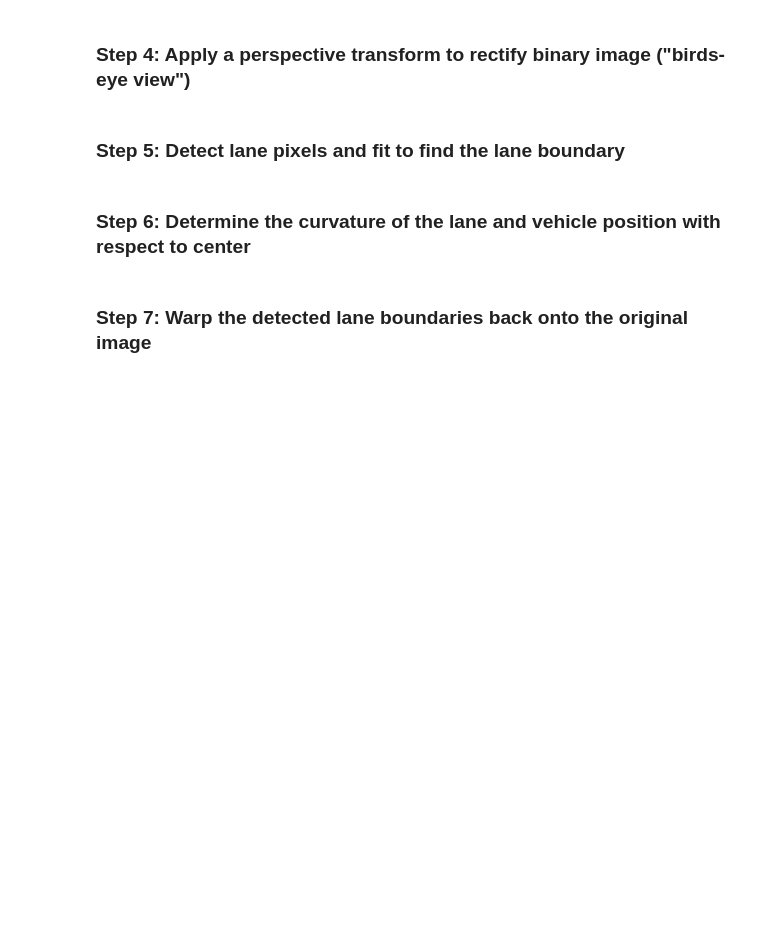
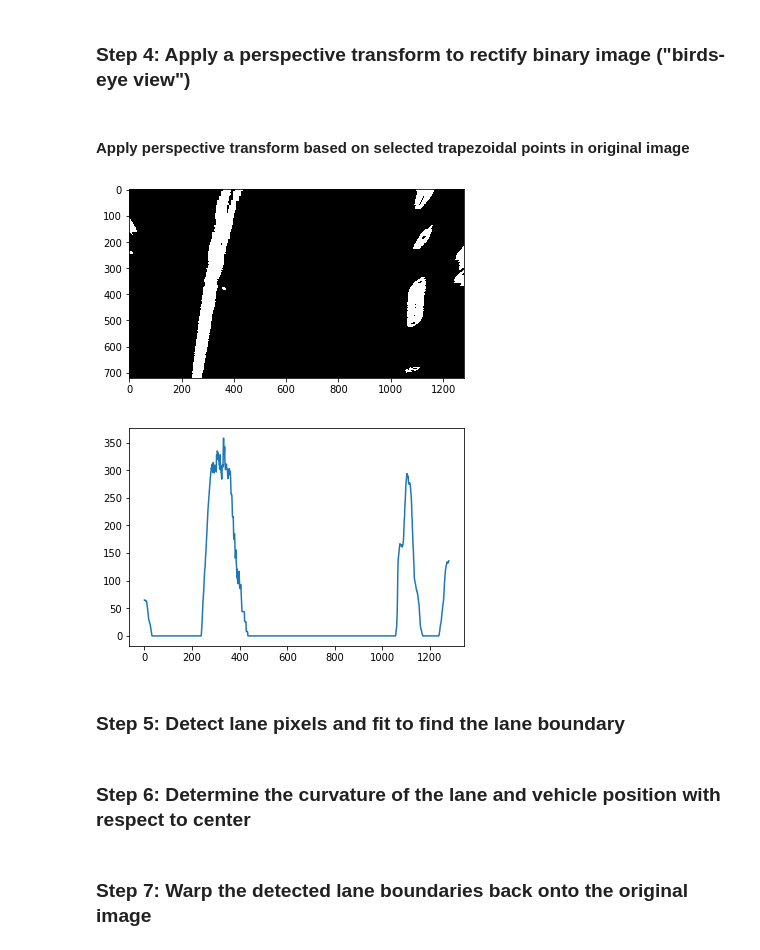
Before and after one commit to sohonisaurabh/self-learning, a Jupyter notebook: Udacity - SDCND/Term-I/projects/Advanced_Lane_Finding/advanced-lane-finding.ipynb, the cells around one changed output. Cells and saved outputs as stored; diff of their text form; code cells hidden in the pictures; blank space fills up the shorter version.

```diff
--- a/Udacity - SDCND/Term-I/projects/Advanced_Lane_Finding/advanced-lane-finding.ipynb
+++ b/Udacity - SDCND/Term-I/projects/Advanced_Lane_Finding/advanced-lane-finding.ipynb
@@ -25,6 +25,10 @@ camera_cal_coeff = {
     "mtx": 0,
     "dist": 0
 }
+#Declare and define source weights to be multiplied with imagexsize and imageysize respectively while taking a transform
+perspective_src_weights = np.float32([[0.2930, 0.8333], [0.4336, 0.6597], [0.5781, 0.6597], [0.7422, 0.8333]])
+#Declare and define destination weights to be multiplied with imagexsize and imageysize respectively while taking a transform
+perspective_dst_weights = np.float32([[0.15625, 1], [0.15625, 0.1389], [0.8203, 0.1389], [0.8203, 1]])
 # %% [markdown]
 ### Step 1: Compute the camera calibration matrix and distortion coefficients given a set of chessboard images
 # %% [markdown]
@@ -225,5 +275,27 @@ plt.show()
 # %% [markdown]
 ### Step 4: Apply a perspective transform to rectify binary image ("birds-eye view")
+# %% [markdown]
+#### Apply perspective transform based on selected trapezoidal points in original image
+# %%
+def apply_perspective_transform(img):
+    img_size = img.shape
+    src = np.concatenate(([perspective_src_weights.T[0]*img_size[1]], [perspective_src_weights.T[1]*img_size[0]]), axis=0).T
+    dst = np.concatenate(([perspective_dst_weights.T[0]*img_size[1]], [perspective_dst_weights.T[1]*img_size[0]]), axis=0).T
+    transform_matrix = cv2.getPerspectiveTransform(src, dst)
+    warped_img = cv2.warpPerspective(img, transform_matrix, (img_size[1], img_size[0]), flags=cv2.INTER_LINEAR)
+    return warped_img
+# image = cv2.imread(get_images(test_images_path)[7])
+# # src = np.float32([[375, 600], [555, 475], [740, 475], [950, 600]])
+# # dst = np.float32([[300, 720], [300, 100], [900, 100], [900, 720]])
+# warped_img = apply_perspective_transform(detect_lane_lines(image))
+# plt.imshow(warped_img, cmap="gray")
+# plt.show()
+# histogram = np.sum(warped_img, axis=0)
+# plt.plot(histogram)
+# plt.show()
+# %% [output]
+[figure, added]
+[figure, added]
 # %% [markdown]
 ### Step 5: Detect lane pixels and fit to find the lane boundary
 # %% [markdown]
```
Also changed, not shown: parts of 8 cells of this notebook.
